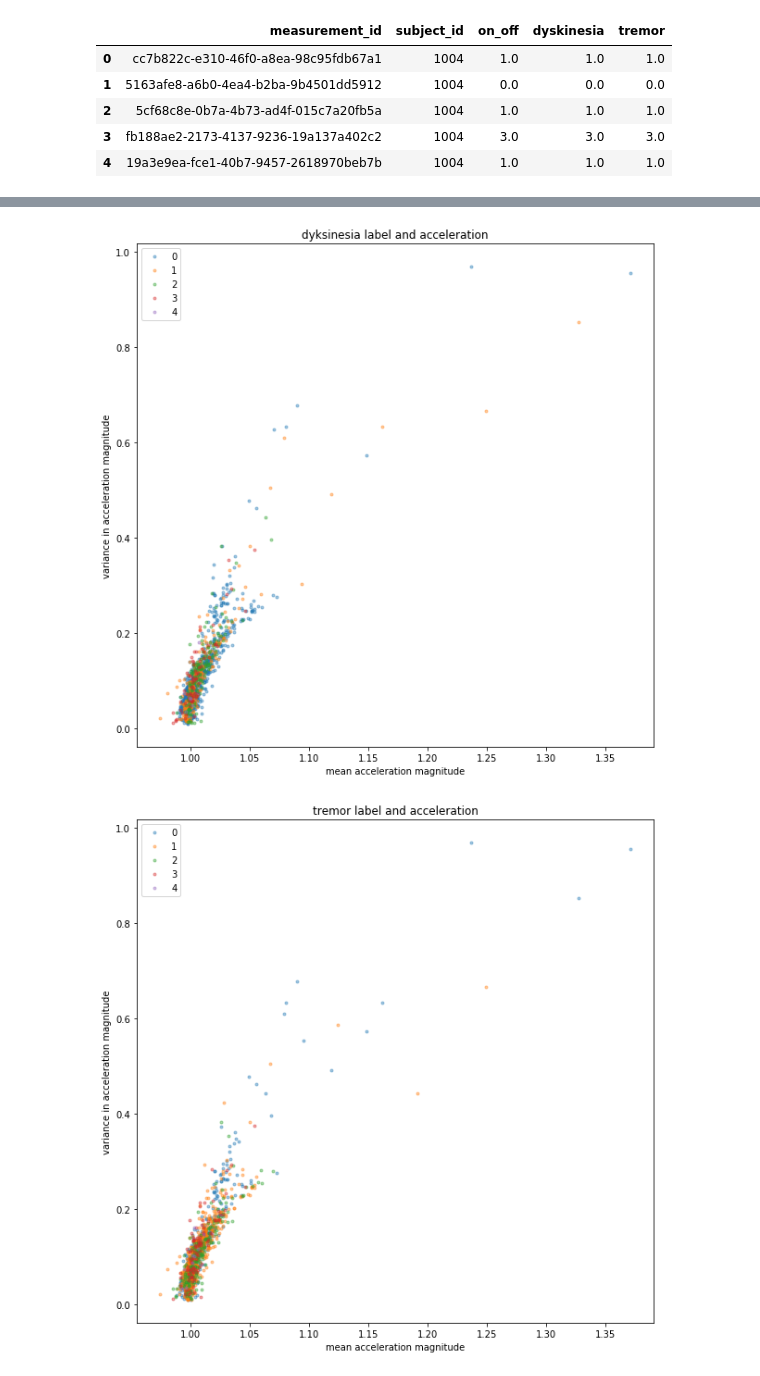
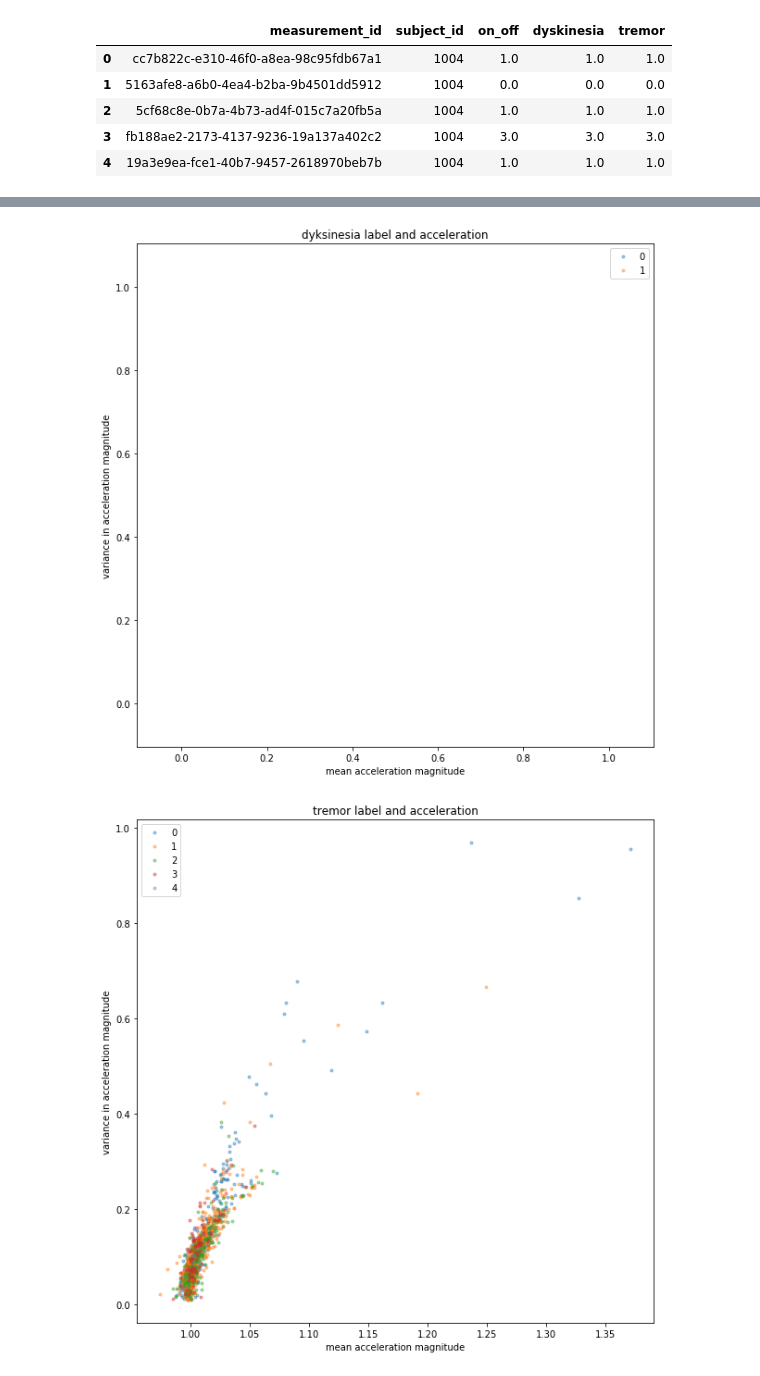
Before and after one commit to usarawgi911/PD-mlhc, a Jupyter notebook: data_exploration.ipynb, the cells around one changed output, grey strips where cells are left out. Drawn from its saved outputs; the diff is of its cells as text; code cells hidden in the pictures.

```diff
--- a/data_exploration.ipynb
+++ b/data_exploration.ipynb
@@ -97,16 +96,18 @@ Text(0.5, 1.0, 'rating versus variance in acceleration')
 [figure]
 # %%
 labs = labels['dyskinesia']
+
+labs = [i > 1 for i in labs]
 
 plt.figure(figsize=[10,10])
 for i in range(int(max(labs))+1) :
     plt.plot(np.array(mag_m)[np.where(labs==i)], np.array(std_m)[np.where(labs==i)], '.',alpha=0.4, label=i)
 plt.xlabel('mean acceleration magnitude')
 plt.ylabel('variance in acceleration magnitude')
 plt.title('dyksinesia label and acceleration')
 plt.legend();
 # %% [output]
-[figure, old version]
+[figure, new version]
 # %%
 labs = labels['tremor']
 
```
Also changed, not shown: parts of 3 cells of this notebook.
